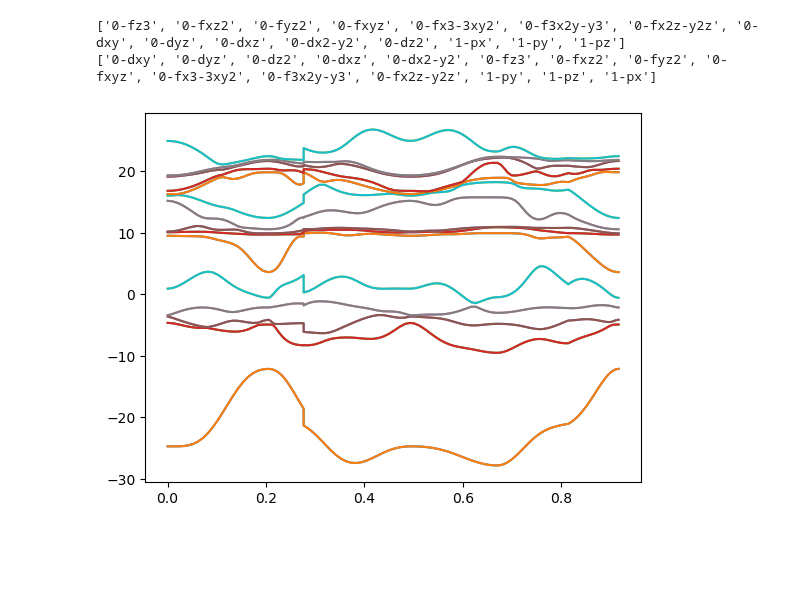
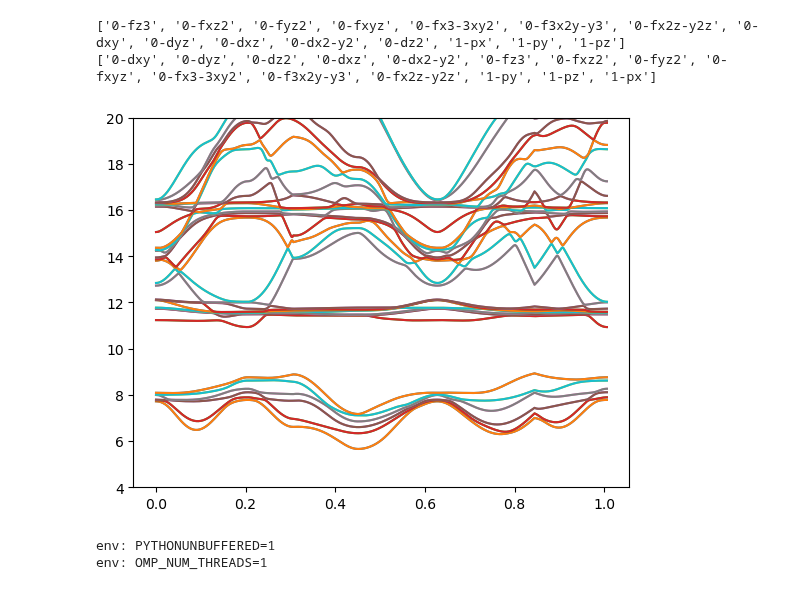
Before and after one commit to floatingCatty/Hubbard, a Jupyter notebook: EuO.ipynb, the cells around one changed output. Drawn from its saved outputs; the diff is of its cells as text; code cells hidden in the pictures; blank space fills up the shorter version.

```diff
--- a/EuO.ipynb
+++ b/EuO.ipynb
@@ -1,7 +1,5 @@
 # %%
 from gGA.utils.wannier import get_wannier_blocks
-import h5py
-import os
 from ase.io import read
 import numpy as np
 from gGA.data import AtomicData, AtomicDataDict, OrbitalMapper
@@ -15,31 +13,33 @@ blocks = get_wannier_blocks(
     file="./gGA/test/EuO_hr.dat",
     target_basis_order={"Eu": ["d", "f"], "O": ["p"]},
     wannier_proj_orbital={"Eu": ["f", "d"], "O": ["p"]},
-    orb_wan={"p": ["px", "py", "pz"], "d": ["dxy", "dyz", "dxz", "dx2-y2", "dz2"], "f":['fz3', 'fxz2', 'fyz2', 'fxyz', 'fx3-3xy2','f3x2y-y3','fx2z-y2z']}
+    orb_wan={"p": ["px", "py", "pz"], "d": ["dxy", "dyz", "dxz", "dx2-y2", "dz2"], "f":['fz3', 'fxz2', 'fyz2', 'fxyz', 'fx3-3xy2','f3x2y-y3','fx2z-y2z']},
+    spinors=True
 )
 
 
 data = AtomicData.from_ase(
     atoms=read("./gGA/test/EuO.vasp"),
-    r_max={"Eu": 5.5, "O": 5.5},
+    r_max={"Eu": 12., "O": 12.},
     pbc=True
 )
 
 atoms = data.to_ase()
 
-idp = OrbitalMapper(basis={"Eu": "1d1f", "O":"1p"}, spin_deg=True)
+idp = OrbitalMapper(basis={"Eu": "1d1f", "O":"1p"}, spin_deg=False)
 hr2k = GGAHR2HK(idp_phy=idp)
+
+# GXWLGKX
 
 kpoints, xx, _ = abacus_kpath(
     atoms,
     kpath=np.array([
-        [0.0000000000,   0.0000000000,   0.0000000000,     20],
-        [0.5000000000,   0.0000000000,   0.5000000000,     20],
-        [0.6250000000,   0.2500000000,   0.6250000000,     1],
-        [0.3750000000,   0.3750000000,   0.7500000000,     20],
-        [0.0000000000,   0.0000000000,   0.0000000000,     20],
-        [0.5000000000,   0.5000000000,   0.5000000000,     20],
-        [0.5000000000,   0.2500000000,   0.7500000000,     20],
+        [0.0000000000,   0.0000000000,   0.0000000000,     80],
+        [0.5000000000,   0.0000000000,   0.5000000000,     80],
+        [0.5000000000,   0.2500000000,   0.7500000000,     80],
+        [0.5000000000,   0.5000000000,   0.5000000000,     80],
+        [0.0000000000,   0.0000000000,   0.0000000000,     80],
+        [0.3750000000,   0.3750000000,   0.7500000000,     80],
         [0.5000000000,   0.0000000000,   0.5000000000,     1],
     ]
     )
@@ -58,42 +58,49 @@ eigval, eigvec = np.linalg.eigh(ham)
 # %%
 import matplotlib.pyplot as plt
 
 plt.plot(xx, eigval)
-# plt.ylim(-10,10)
+plt.ylim(4,20)
 plt.show()
 # %% [output]
-[figure, old version]
+[figure, new version]
 # %%
 from gGA.utils.make_kpoints import kmesh_sampling
 import torch
 from gGA.gutz import GhostGutzwiller
+import numpy as np
+
+%env PYTHONUNBUFFERED=1
+%env OMP_NUM_THREADS=1
 
 # setup_seed(1234)
 
 torch.set_default_dtype(torch.float64)
-U = 0.1
+U = 7.1
 J = 0. # 0.25 * U
 Up = U - 2*J
 Jp = J
 
 gga = GhostGutzwiller(
     atomic_number=np.array([63, 8]),
-    nocc=17,
+    nocc=11,
     basis={"Eu":"1d1f", "O":"1p"},
     idx_intorb={"Eu":[1]},
-    naux=3,
+    naux=1,
     intparams={"Eu":[{"U":U,"Up":Up,"J":J, "Jp":Jp}]},
-    nspin=1,
+    nspin=4,
     kBT=0.0002,
-    overlap=False,
     mutol=1e-4,
-    solver="NQS",
-    mixer_options={"method": "Linear", "a": 0.3},
+    solver="DMRG",
+    decouple_bath=True,
+    mixer_options={"method": "Linear", "a": 0.7},
     iscomplex=True,
-    solver_options={"mfepmin":2000, "channels": 10, "Ptol": 1e-3},
+    solver_options={"n_threads": 1, "nupdate":8, "bond_dim":500} # {"mfepmin":2000, "channels": 10, "Ptol": 1e-3},
 )
 
-data["kpoint"] = kmesh_sampling([10,10,10], True)
+data["kpoint"] = kmesh_sampling([8,8,8], True)
+# %% [output]
+env: PYTHONUNBUFFERED=1
+env: OMP_NUM_THREADS=1
 # %%
 gga.run(data, 200, 1e-3)
 # %% [output]
```
Also changed, not shown: parts of 1 cell of this notebook, 1 other file.
